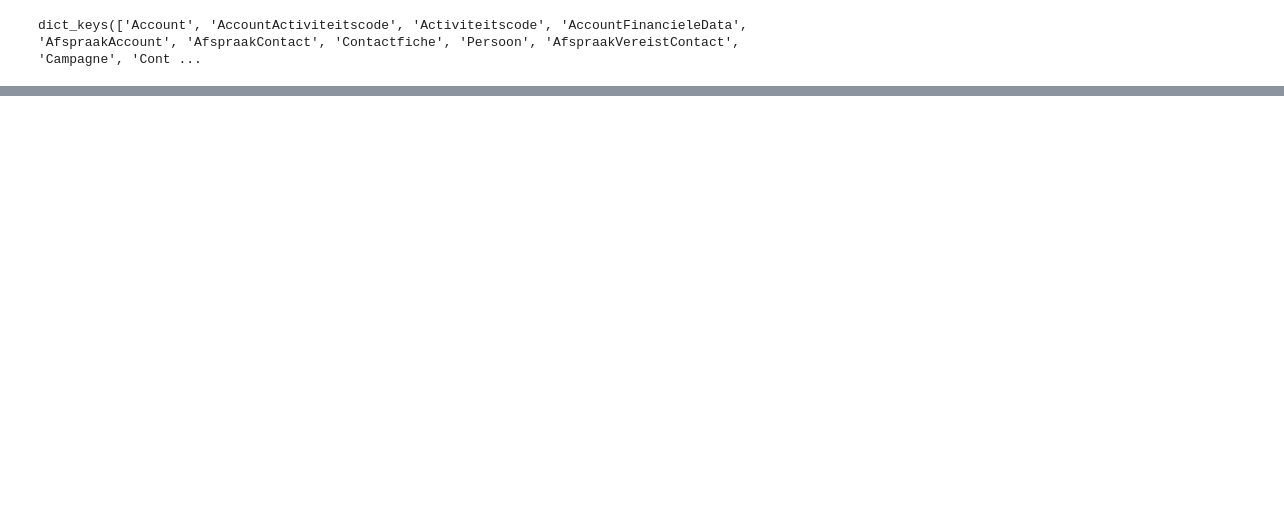
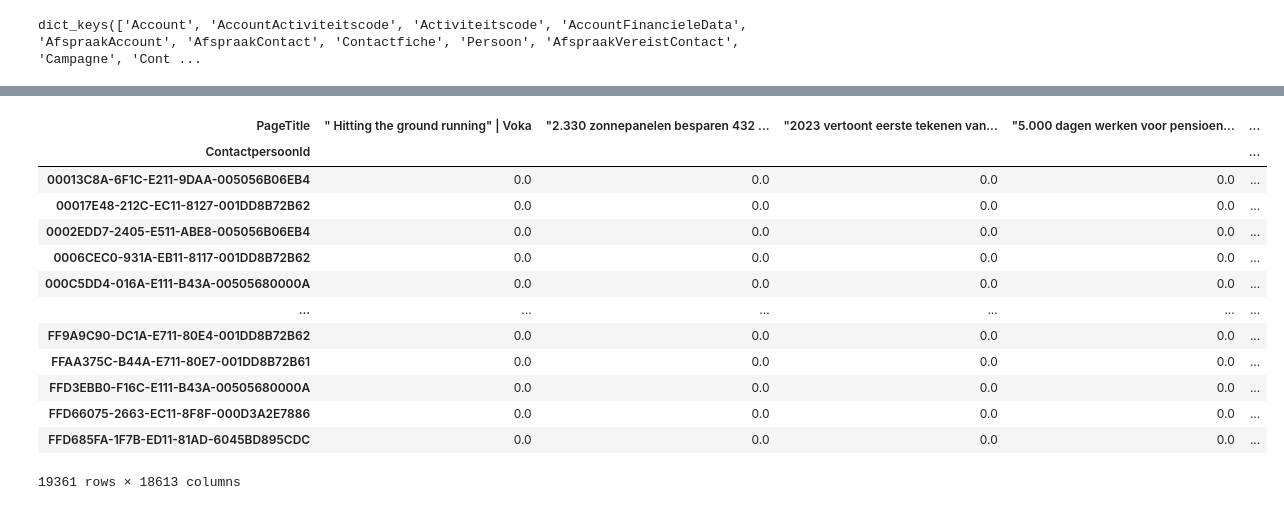
Before and after one commit to Pineapple217/HoGent-Data-Engineering-Project-2324, a Jupyter notebook: notebooks/customer_segmentation.ipynb, the cells around one changed output, grey strips where cells are left out. Saved outputs shown, nothing was run; the diff lists cells and outputs as text; code cells hidden in the pictures; blank space fills up the shorter version.

Commit message:
cosine similarity with pageviews

```diff
--- a/notebooks/customer_segmentation.ipynb
+++ b/notebooks/customer_segmentation.ipynb
@@ -21,10 +22,12 @@ print(metadata.tables.keys())
 Pageviews = metadata.tables['Pageviews']
 Contact = metadata.tables['Contactfiche']
 Account = metadata.tables['Account']
-query = select(Pageviews.c.PageTitle, Account.c.AccountId).join(Contact, Pageviews.c.ContactId == Contact.c.ContactpersoonId).join(Account, Contact.c.AccountId == Account.c.AccountId)
+query = select(Pageviews.c.PageTitle, Contact.c.ContactpersoonId).join(Contact, Pageviews.c.ContactId == Contact.c.ContactpersoonId).join(Account, Contact.c.AccountId == Account.c.AccountId)
 result = conn.execute(query)
 
 #convert to dataframe
 df = pd.DataFrame(result.fetchall())
+
+df["rating"] = 1
 # %% [output]
 dict_keys(['Account', 'AccountActiviteitscode', 'Activiteitscode', 'AccountFinancieleData', 'AfspraakAccount', 'AfspraakContact', 'Contactfiche', 'Persoon', 'AfspraakVereistContact', 'Campagne', 'Cont ...
@@ -123,0 +43,18 @@ TypeError: '<' not supported between instances of 'NoneType' and 'str'
+# %%
+df_pivot = pd.pivot_table(df, index='ContactpersoonId', columns='PageTitle', values='rating', fill_value = 0)
+df_pivot
+# %% [output]
+| PageTitle | " Hitting the ground running" | Voka | "2.330 zonnepanelen besparen 432 ... | "2023 vertoont eerste tekenen van... | "5.000 dagen werken voor pensioen... | ... |
+| ContactpersoonId |  |  |  |  | ... |
+| 00013C8A-6F1C-E211-9DAA-005056B06EB4 | 0.0 | 0.0 | 0.0 | 0.0 | ... |
+| 00017E48-212C-EC11-8127-001DD8B72B62 | 0.0 | 0.0 | 0.0 | 0.0 | ... |
+| 0002EDD7-2405-E511-ABE8-005056B06EB4 | 0.0 | 0.0 | 0.0 | 0.0 | ... |
+| 0006CEC0-931A-EB11-8117-001DD8B72B62 | 0.0 | 0.0 | 0.0 | 0.0 | ... |
+| 000C5DD4-016A-E111-B43A-00505680000A | 0.0 | 0.0 | 0.0 | 0.0 | ... |
+| ... | ... | ... | ... | ... | ... |
+| FF9A9C90-DC1A-E711-80E4-001DD8B72B62 | 0.0 | 0.0 | 0.0 | 0.0 | ... |
+| FFAA375C-B44A-E711-80E7-001DD8B72B61 | 0.0 | 0.0 | 0.0 | 0.0 | ... |
+| FFD3EBB0-F16C-E111-B43A-00505680000A | 0.0 | 0.0 | 0.0 | 0.0 | ... |
+| FFD66075-2663-EC11-8F8F-000D3A2E7886 | 0.0 | 0.0 | 0.0 | 0.0 | ... |
+| FFD685FA-1F7B-ED11-81AD-6045BD895CDC | 0.0 | 0.0 | 0.0 | 0.0 | ... |
+19361 rows × 18613 columns
```
Also changed, not shown: parts of 20 cells of this notebook, 1 other file.
